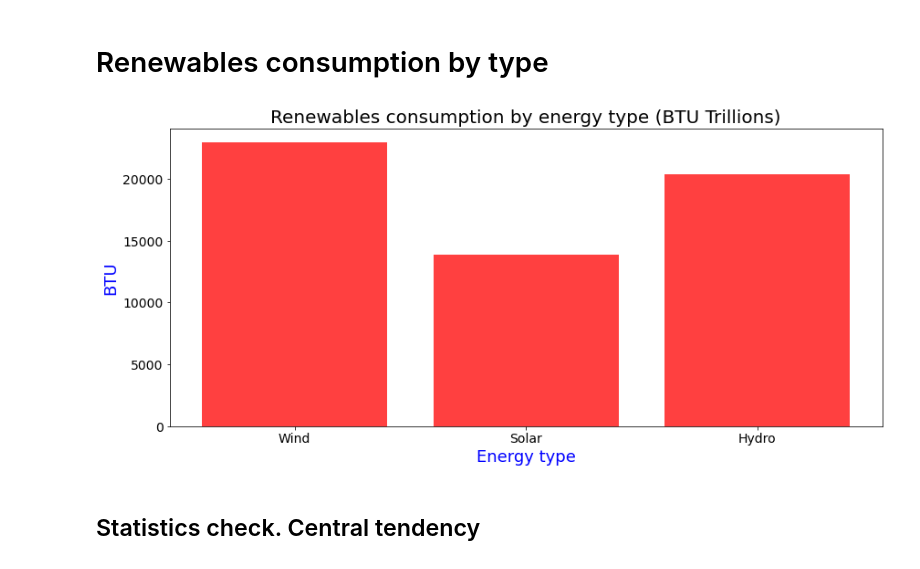
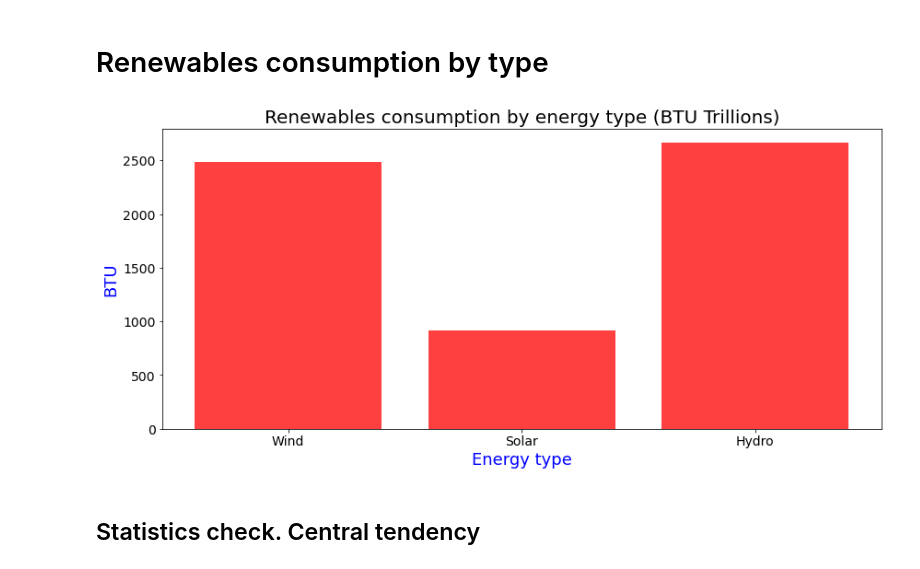
Before and after one commit to domaica/group4_project1, a Jupyter notebook: group4_project1_solution/2_ANALYSIS_solar_wind_hydro.ipynb, the cells around one changed output. Saved outputs shown, nothing was run; the diff lists cells and outputs as text; code cells hidden in the pictures.

```diff
--- a/group4_project1_solution/2_ANALYSIS_solar_wind_hydro.ipynb
+++ b/group4_project1_solution/2_ANALYSIS_solar_wind_hydro.ipynb
@@ -75,37 +76,45 @@ Index(['Lat', 'Lng', 'Local Wind (kph)', 'Altitude (m)', 'state_id', 'State',
 # %% [markdown]
 # Renewables consumption by type
 # %%
-wind = working_weather_data_df['Wind cons (BTU)'].sum()
-solar = working_weather_data_df['Solar cons (BTU)'].sum()
-hydro = working_weather_data_df['Hydro cons (BTU)'].sum()
+# Study data files
+path = "resources/State-by State Renewable Energy Consumption.csv"
 
+# Read the mouse data and the study results
+renewable_cons_df = pd.read_csv(path, index_col=0)
+renewable_cons_df
+
+
+wind = renewable_cons_df['Wind'].sum()
+solar = renewable_cons_df['Solar'].sum()
+hydro = renewable_cons_df['Hydroelectric'].sum()
+wind
 
 energies = ["Wind", "Solar", "Hydro"]
 consume = [wind, solar, hydro]
 x_axis = np.arange(len(energies))
 
 plt.figure(figsize=(14, 6))
 
 # Create a bar chart based upon the above data
 plt.bar(energies,
         consume,
         color='r',
         alpha=0.75,
         align='center')
 
 plt.title('Renewables consumption by energy type (BTU Trillions)', fontsize=20)
 plt.ylabel("BTU", fontsize=18, color='blue')
 plt.xlabel("Energy type", fontsize=18,color='blue')
 plt.xticks(fontsize=14)
 plt.yticks(fontsize=14)
 # plt.grid(True)                 # Adding grid for reference
 
 # Save the figure
 plt.savefig("figures/bar_type_energy.png")
 
 plt.show()
 # %% [output]
-[figure, old version]
+[figure, new version]
 # %% [markdown]
 ## Statistics check. Central tendency
 # %%
```
Also changed, not shown: parts of 21 cells of this notebook, 20 other files.
